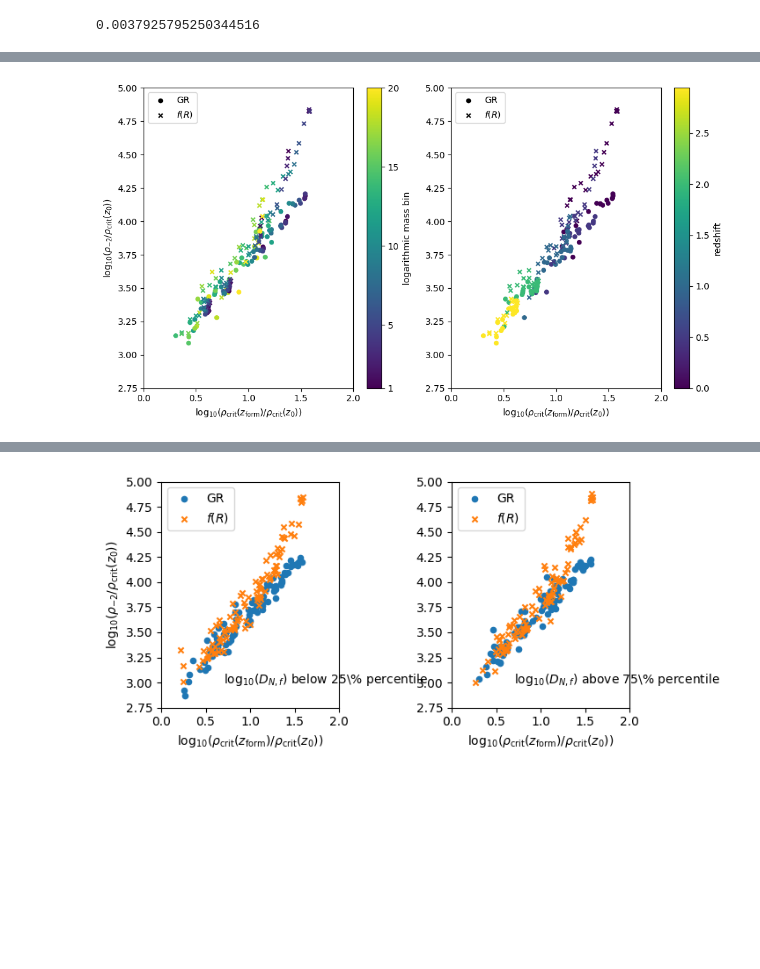
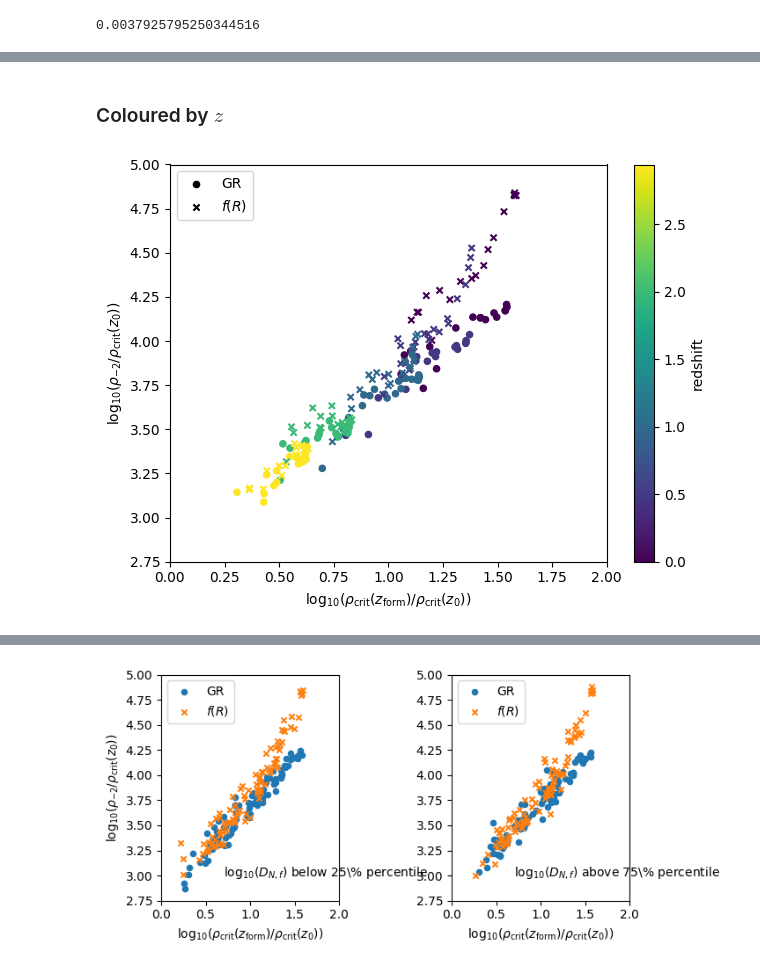
Before and after one commit to oleskiewicz/hbtp, a Jupyter notebook: relation.ipynb, the cells around one changed output, grey strips where cells are left out. Drawn from its saved outputs; the diff is of its cells as text; code cells hidden in the pictures; blank space fills up the shorter version.

```diff
--- a/relation.ipynb
+++ b/relation.ipynb
@@ -84,46 +182,39 @@ TODO: color code by whether halo bin falls below or above $M^*$, as calculated i
+# %% [markdown]
+### Coloured by $z$
 # %%
-fig, ax = plt.subplots(nrows=1, ncols=2, figsize=(10.0, 5.5))
+fig, ax = plt.subplots(1)
 
 _d = d[
     (d['grav'] == 'GR_b64n512') &
     (d['f'] == NFW_f) &
     (d['rs_f'] == rs_f)
 ]
 
-ax[0].scatter(x=_d['rho_f'], y=_d['rho_s'], marker='o', c=_d['bin'], s=20, label=None)
-ax[1].scatter(x=_d['rho_f'], y=_d['rho_s'], marker='o', c=_d['z'], s=20, label=None)
+ax.scatter(x=_d['rho_f'], y=_d['rho_s'], marker='o', c=_d['z'], s=20, label=None)
 
 _d = d[
     (d['grav'] == 'fr6_b64n512') &
     (d['f'] == NFW_f) &
     (d['rs_f'] == rs_f)
 ]
 
 fig.colorbar(
-    ax[0].scatter(x=_d['rho_f'], y=_d['rho_s'], marker='x', c=_d['bin'], s=20, label=None),
-    label=r'logarithmic mass bin',
-    ticks=[1, 5, 10, 15, 20, ],
-    ax=ax[0],
-)
-fig.colorbar(
-    ax[1].scatter(x=_d['rho_f'], y=_d['rho_s'], marker='x', c=_d['z'], s=20, label=None),
+    ax.scatter(x=_d['rho_f'], y=_d['rho_s'], marker='x', c=_d['z'], s=20, label=None),
     label=r'redshift',
     ticks=[0.0, 0.5, 1.0, 1.5, 2.0, 2.5, ],
-    ax=ax[1],
+    ax=ax,
 )
 
-ax[0].set_ylabel(r"$\log_{10}(\rho_{-2} / \rho_{\mathrm{crit}}(z_{0}))$")
-
-for a in ax:
-    a.set_xlabel(r"$\log_{10}(\rho_{\mathrm{crit}}(z_{\mathrm{form}}) / \rho_{\mathrm{crit}}(z_{0}))$")
-    a.set_xlim((0.0, 2.0))
-    a.set_ylim((2.75, 5))
-    a.scatter([], [], c='k', s=20, marker='o', label=r'GR')
-    a.scatter([], [], c='k', s=20, marker='x', label=r'$f(R)$')
-    a.legend()
+ax.set_ylabel(r"$\log_{10}(\rho_{-2} / \rho_{\mathrm{crit}}(z_{0}))$")
+ax.set_xlabel(r"$\log_{10}(\rho_{\mathrm{crit}}(z_{\mathrm{form}}) / \rho_{\mathrm{crit}}(z_{0}))$")
+ax.set_xlim((0.0, 2.0))
+ax.set_ylim((2.75, 5))
+ax.scatter([], [], c='k', s=20, marker='o', label=r'GR')
+ax.scatter([], [], c='k', s=20, marker='x', label=r'$f(R)$')
+ax.legend(loc="upper left")
 
 fig.tight_layout()
 
-# fig.savefig('./plots/rhorho_all.pdf')
+# fig.savefig('./plots/rhorho_z.pdf')
 # %% [output]
-[figure, old version]
+[figure, new version]
```
Also changed, not shown: parts of 7 cells of this notebook, 2 other files.
